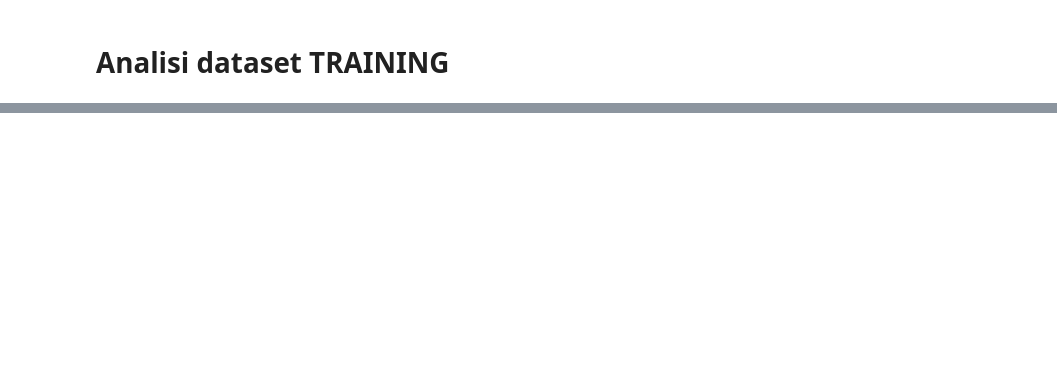
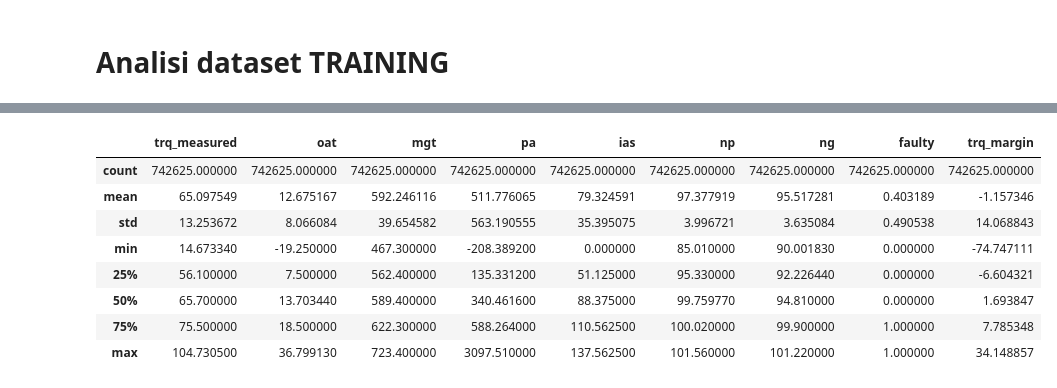
Before and after one commit to lucabellantee/FlyGuard, a Jupyter notebook: data_visualization.ipynb, the cells around one changed output, grey strips where cells are left out. Saved outputs shown, nothing was run; the diff lists cells and outputs as text; code cells hidden in the pictures; blank space fills up the shorter version.

```diff
--- a/data_visualization.ipynb
+++ b/data_visualization.ipynb
@@ -30,0 +51,12 @@ df_y.head()
+# %%
+df.describe()
+# %% [output]
+|  | trq_measured | oat | mgt | pa | ias | np | ng | faulty | trq_margin |
+| count | 742625.000000 | 742625.000000 | 742625.000000 | 742625.000000 | 742625.000000 | 742625.000000 | 742625.000000 | 742625.000000 | 742625.000000 |
+| mean | 65.097549 | 12.675167 | 592.246116 | 511.776065 | 79.324591 | 97.377919 | 95.517281 | 0.403189 | -1.157346 |
+| std | 13.253672 | 8.066084 | 39.654582 | 563.190555 | 35.395075 | 3.996721 | 3.635084 | 0.490538 | 14.068843 |
+| min | 14.673340 | -19.250000 | 467.300000 | -208.389200 | 0.000000 | 85.010000 | 90.001830 | 0.000000 | -74.747111 |
+| 25% | 56.100000 | 7.500000 | 562.400000 | 135.331200 | 51.125000 | 95.330000 | 92.226440 | 0.000000 | -6.604321 |
+| 50% | 65.700000 | 13.703440 | 589.400000 | 340.461600 | 88.375000 | 99.759770 | 94.810000 | 0.000000 | 1.693847 |
+| 75% | 75.500000 | 18.500000 | 622.300000 | 588.264000 | 110.562500 | 100.020000 | 99.900000 | 1.000000 | 7.785348 |
+| max | 104.730500 | 36.799130 | 723.400000 | 3097.510000 | 137.562500 | 101.560000 | 101.220000 | 1.000000 | 34.148857 |
```
Also changed, not shown: parts of 12 cells of this notebook, 1 other file.
